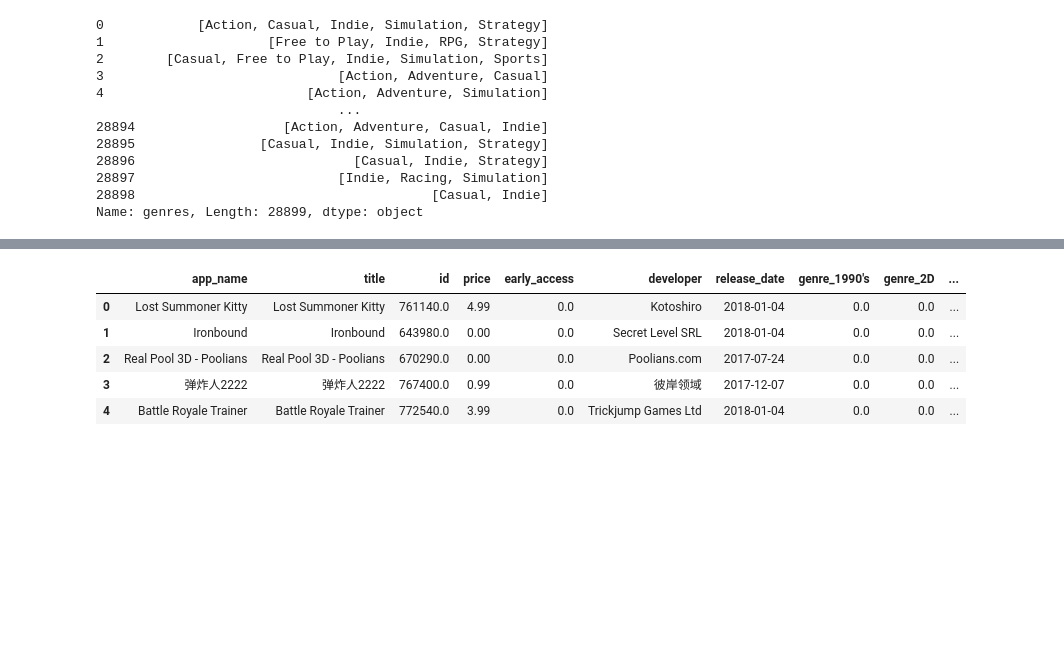
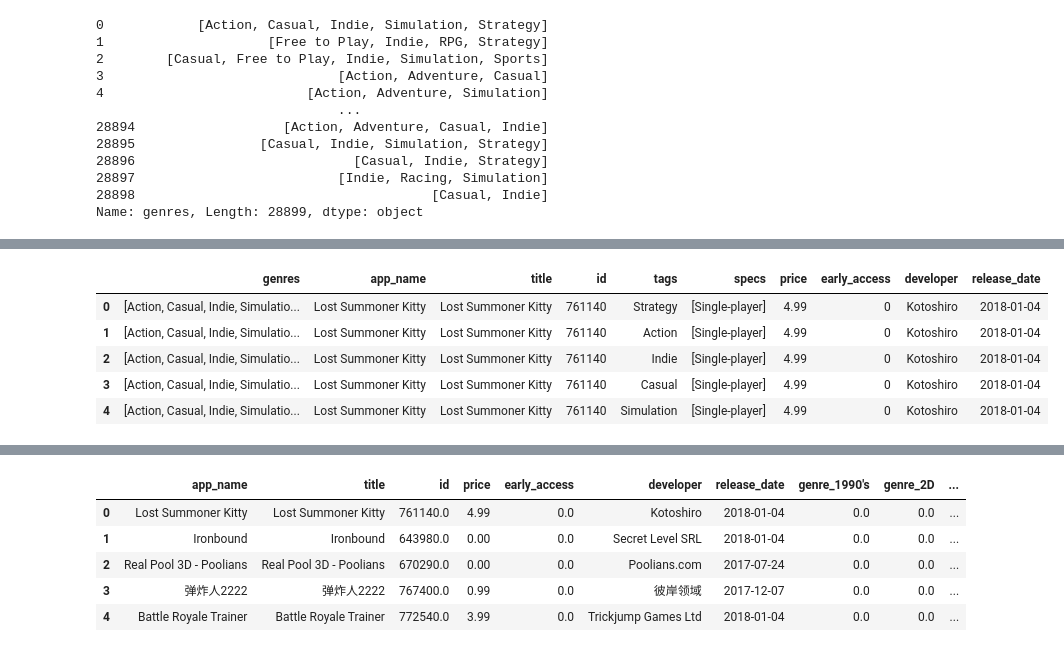
Before and after one commit to AlterCaimi/PI1_MLOps_Steam, a Jupyter notebook: etl_steam_games.ipynb, the cells around one changed output, grey strips where cells are left out. Saved outputs shown, nothing was run; the diff lists cells and outputs as text; code cells hidden in the pictures; blank space fills up the shorter version.

```diff
--- a/etl_steam_games.ipynb
+++ b/etl_steam_games.ipynb
@@ -585,0 +579,10 @@ Name: genres, Length: 28899, dtype: object
+# %%
+df_tags = df_steam.explode('tags').reset_index(drop=True)
+df_tags.head()
+# %% [output]
+|  | genres | app_name | title | id | tags | specs | price | early_access | developer | release_date |
+| 0 | [Action, Casual, Indie, Simulatio... | Lost Summoner Kitty | Lost Summoner Kitty | 761140 | Strategy | [Single-player] | 4.99 | 0 | Kotoshiro | 2018-01-04 |
+| 1 | [Action, Casual, Indie, Simulatio... | Lost Summoner Kitty | Lost Summoner Kitty | 761140 | Action | [Single-player] | 4.99 | 0 | Kotoshiro | 2018-01-04 |
+| 2 | [Action, Casual, Indie, Simulatio... | Lost Summoner Kitty | Lost Summoner Kitty | 761140 | Indie | [Single-player] | 4.99 | 0 | Kotoshiro | 2018-01-04 |
+| 3 | [Action, Casual, Indie, Simulatio... | Lost Summoner Kitty | Lost Summoner Kitty | 761140 | Casual | [Single-player] | 4.99 | 0 | Kotoshiro | 2018-01-04 |
+| 4 | [Action, Casual, Indie, Simulatio... | Lost Summoner Kitty | Lost Summoner Kitty | 761140 | Simulation | [Single-player] | 4.99 | 0 | Kotoshiro | 2018-01-04 |
```
Also changed, not shown: parts of 6 cells of this notebook, 4 other files.
